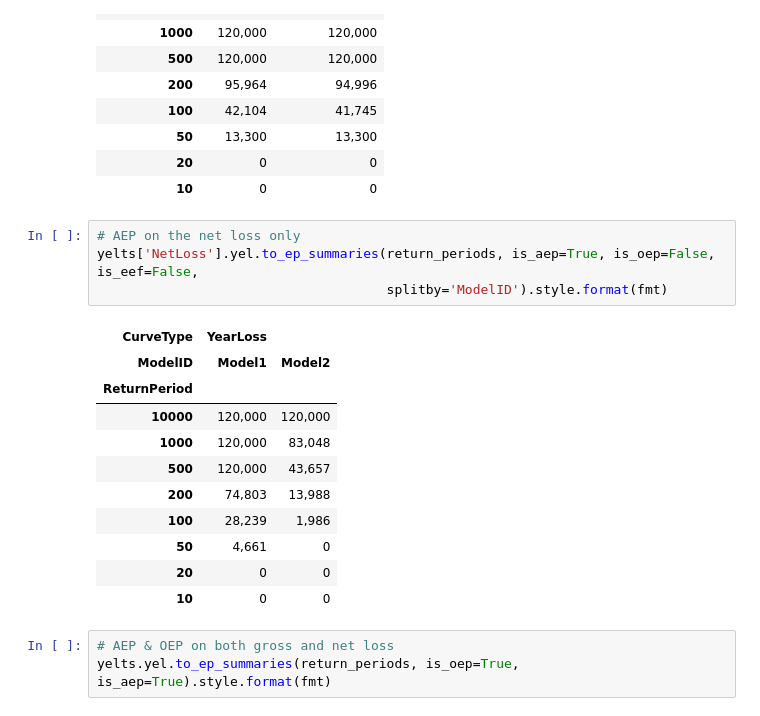
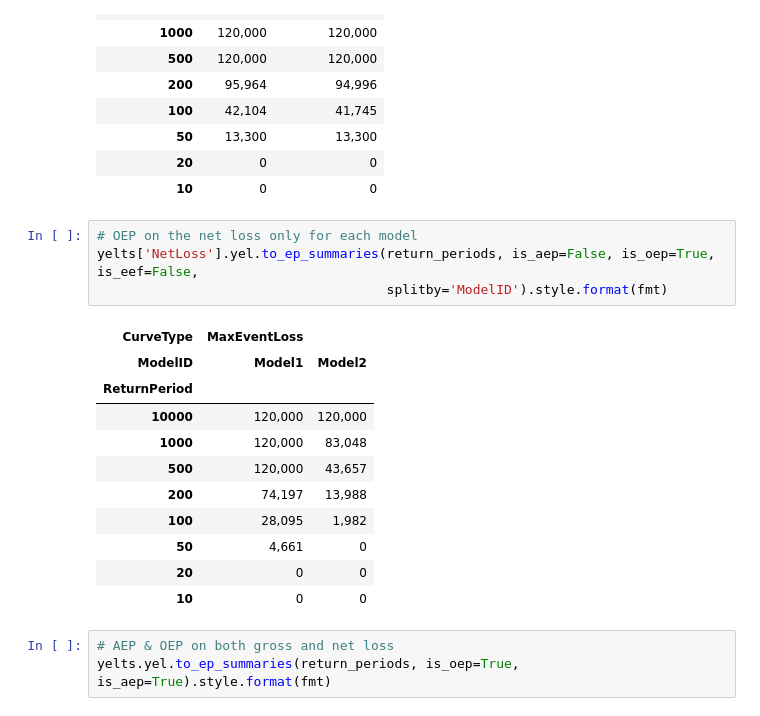
Before and after one commit to iwbailey/pandas-ylt, a Jupyter notebook: examples.ipynb, the cells around one changed output. Cells and saved outputs as stored; diff of their text form.

```diff
--- a/examples.ipynb
+++ b/examples.ipynb
@@ -136,18 +138,18 @@ yelts['NetLoss'].yel.to_ep_summaries(return_periods, is_oep=True, is_aep=True).s
 | 20 | 0 | 0 |
 | 10 | 0 | 0 |
 # %%
-# AEP on the net loss only
-yelts['NetLoss'].yel.to_ep_summaries(return_periods, is_aep=True, is_oep=False, is_eef=False,
+# OEP on the net loss only for each model
+yelts['NetLoss'].yel.to_ep_summaries(return_periods, is_aep=False, is_oep=True, is_eef=False,
                                      splitby='ModelID').style.format(fmt)
 # %% [output]
-| CurveType | YearLoss |  |
+| CurveType | MaxEventLoss |  |
 | ModelID | Model1 | Model2 |
 | ReturnPeriod |  |  |
 | 10000 | 120,000 | 120,000 |
 | 1000 | 120,000 | 83,048 |
 | 500 | 120,000 | 43,657 |
-| 200 | 74,803 | 13,988 |
-| 100 | 28,239 | 1,986 |
+| 200 | 74,197 | 13,988 |
+| 100 | 28,095 | 1,982 |
 | 50 | 4,661 | 0 |
 | 20 | 0 | 0 |
 | 10 | 0 | 0 |
```
Also changed, not shown: parts of 9 cells of this notebook.
